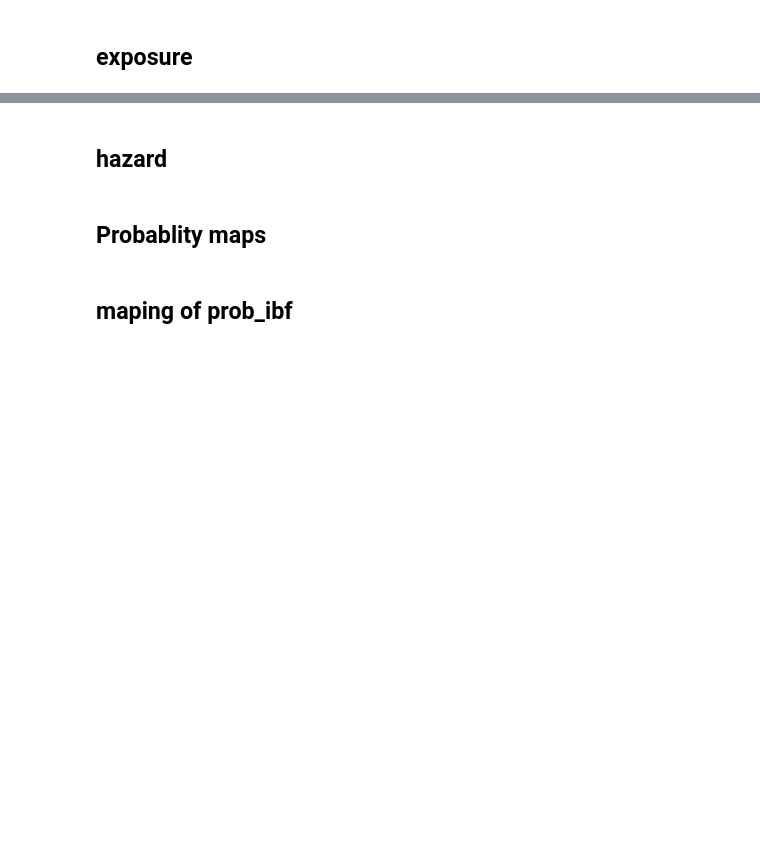
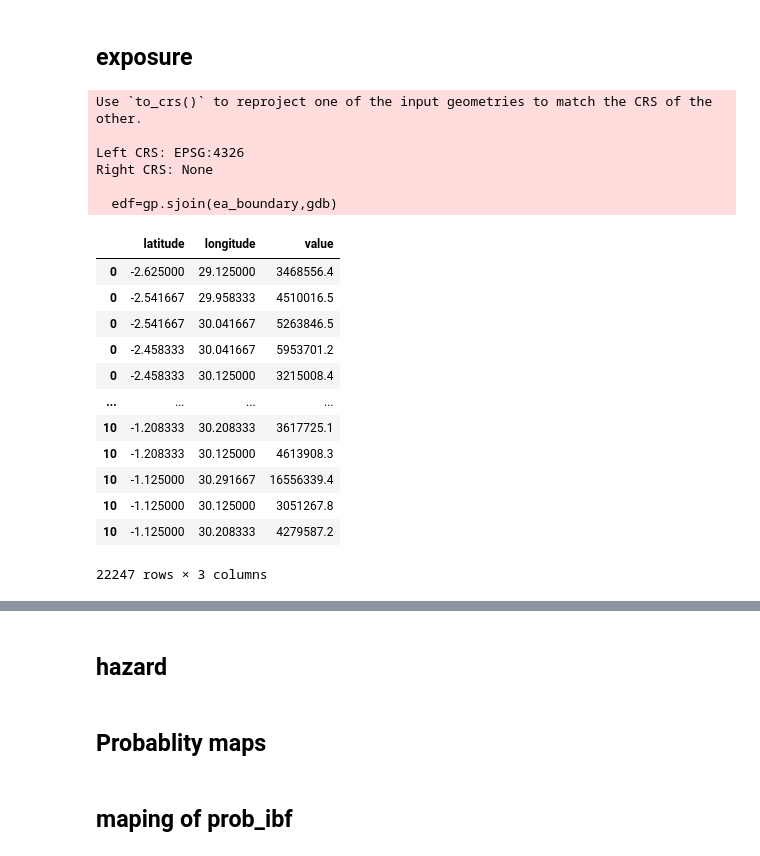
Before and after one commit to icpac-igad/ibf-workshop, a Jupyter notebook: drought/ibf_wrsi.ipynb, the cells around one changed output, grey strips where cells are left out. Saved outputs shown, nothing was run; the diff lists cells and outputs as text; code cells hidden in the pictures; blank space fills up the shorter version.

```diff
--- a/drought/ibf_wrsi.ipynb
+++ b/drought/ibf_wrsi.ipynb
@@ -29,34 +32,54 @@ import cartopy.crs as ccrs
 from cartopy.io.shapereader import Reader
 from cartopy.feature import ShapelyFeature
 
 #file_path = lp_csv_files[5] # define the full file path of the CSV-file
 
 from more_itertools import sliced
 import geopandas as gp
 CHUNK_SIZE = 500000
 
 ex_db=pd.read_csv('/srv/repo/IBF_workshop_data/wrsi_data/ea_agr_spam.csv')
 
 index_slices = sliced(range(len(ex_db)), CHUNK_SIZE)
 
 ea_boundary=gp.read_file('/srv/repo/IBF_workshop_data/gis_files/ea_ghcf_icpac.shp')
 
 edf_cont=[]
 for index_slice in index_slices:
     chunk = ex_db.iloc[index_slice]
     gdb = gp.GeoDataFrame(chunk, geometry=gp.points_from_xy(chunk.longitude, chunk.latitude))
     edf=gp.sjoin(ea_boundary,gdb)
     #edf1=edf[['GID_0', 'COUNTRY','gno','Nomotorway','primary','secondary','tertiary','unclassified','lon','lat', 'grid_name']]
     edf_cont.append(edf)
 
 
 edf1=pd.concat(edf_cont)
 edf2=edf1[['latitude','longitude','value']]
-#edf2
+edf2
 
 #file_path='/home/bulbul/Documents/07-2022/impact_weather_icpac/lab/ea_climada/KEN_2021.csv'
 #new_exp = Exposures(pd.read_csv(file_path))
 #new_exp.check()
+# %% [output]
+Use `to_crs()` to reproject one of the input geometries to match the CRS of the other.
+
+Left CRS: EPSG:4326
+Right CRS: None
+
+  edf=gp.sjoin(ea_boundary,gdb)
+|  | latitude | longitude | value |
+| 0 | -2.625000 | 29.125000 | 3468556.4 |
+| 0 | -2.541667 | 29.958333 | 4510016.5 |
+| 0 | -2.541667 | 30.041667 | 5263846.5 |
+| 0 | -2.458333 | 30.041667 | 5953701.2 |
+| 0 | -2.458333 | 30.125000 | 3215008.4 |
+| ... | ... | ... | ... |
+| 10 | -1.208333 | 30.208333 | 3617725.1 |
+| 10 | -1.208333 | 30.125000 | 4613908.3 |
+| 10 | -1.125000 | 30.291667 | 16556339.4 |
+| 10 | -1.125000 | 30.125000 | 3051267.8 |
+| 10 | -1.125000 | 30.208333 | 4279587.2 |
+22247 rows × 3 columns
 # %%
 ex_db
 # %%
```
Also changed, not shown: parts of 2 cells of this notebook.
